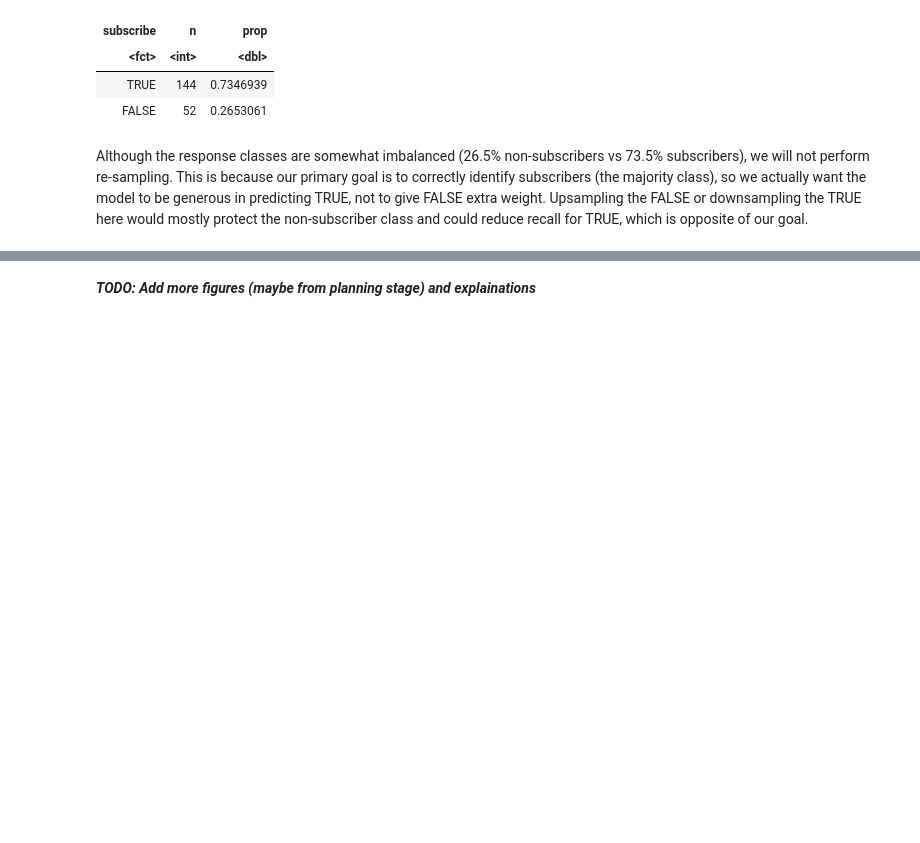
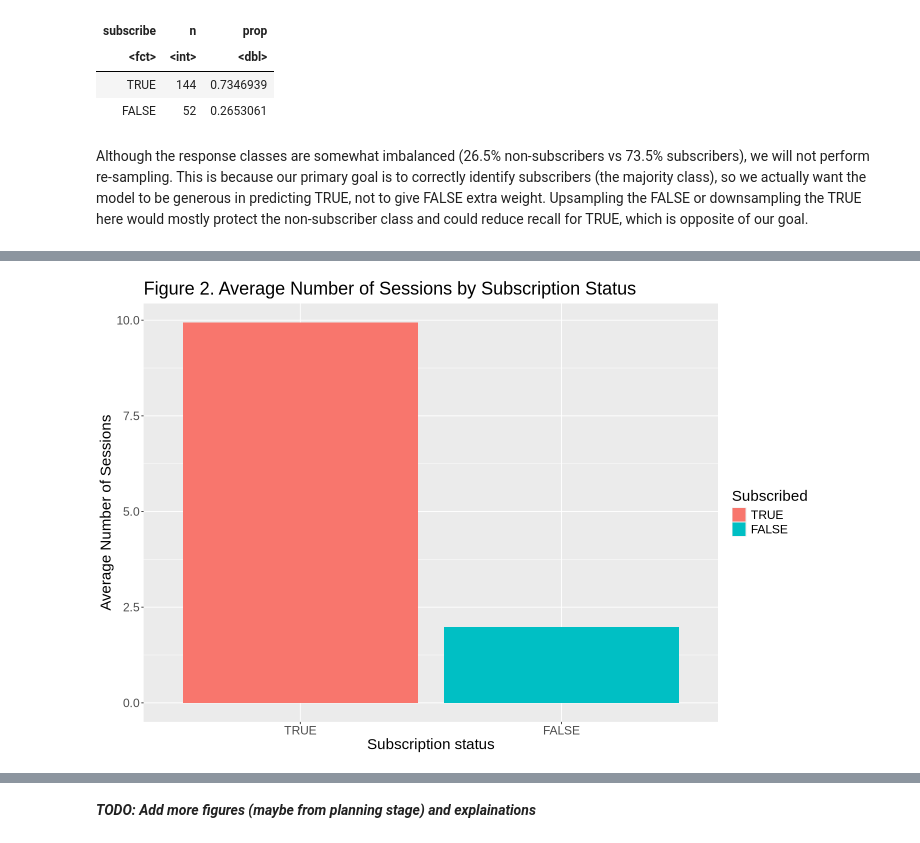
Before and after one commit to wizexplorer/dsci-100-project, a Jupyter notebook: project_report_40.ipynb, the cells around one changed output, grey strips where cells are left out. Drawn from its saved outputs; the diff is of its cells as text; code cells hidden in the pictures; blank space fills up the shorter version.

```diff
--- a/project_report_40.ipynb
+++ b/project_report_40.ipynb
@@ -321,0 +316,14 @@ predictors in our classification model.
+# %%
+data |>
+  group_by(subscribe) |>
+  summarise(avg_sessions = mean(num_sessions)) |>
+  ggplot(aes(x = subscribe, y = avg_sessions, fill = subscribe)) +
+  geom_col() +
+  labs(
+    title = "Figure 2. Average Number of Sessions by Subscription Status",
+    x = "Subscription status", y = "Average Number of Sessions",
+    fill = "Subscribed"
+  ) +
+  theme(text = element_text(size=18))
+# %% [output]
+[figure, added]
```
Also changed, not shown: parts of 15 cells of this notebook.
